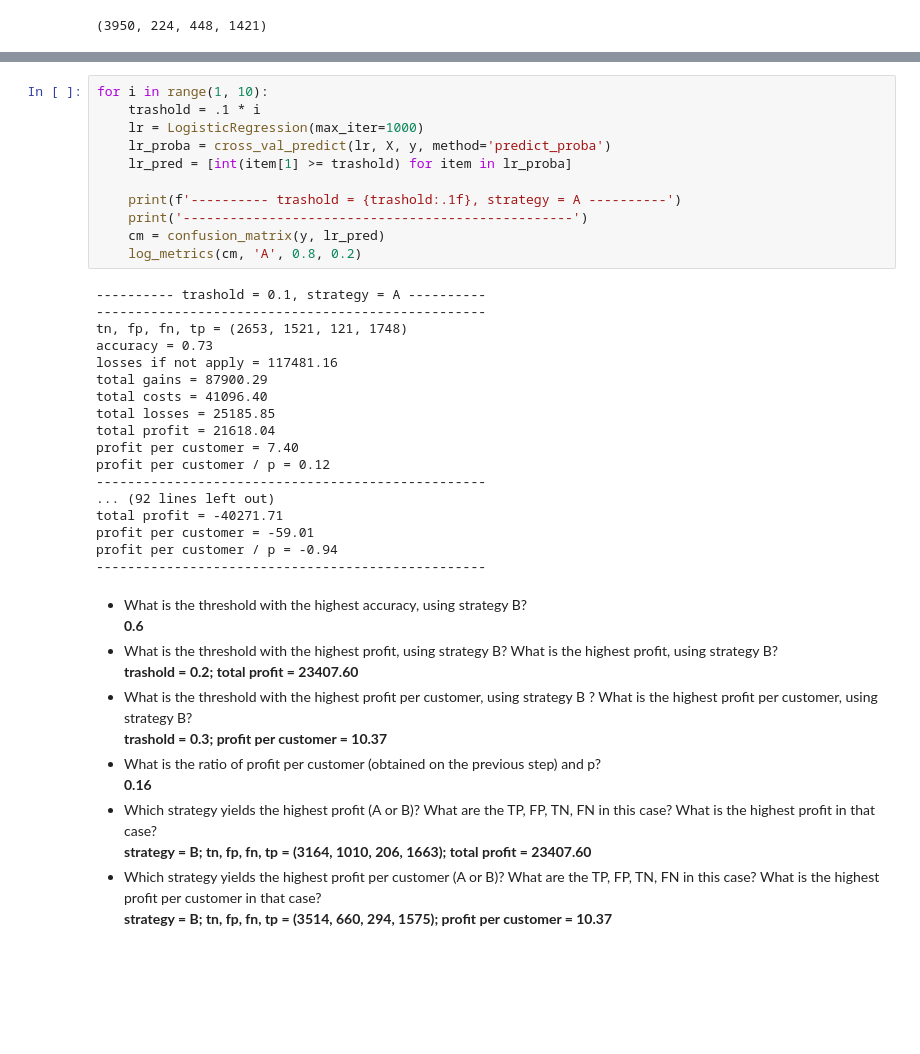
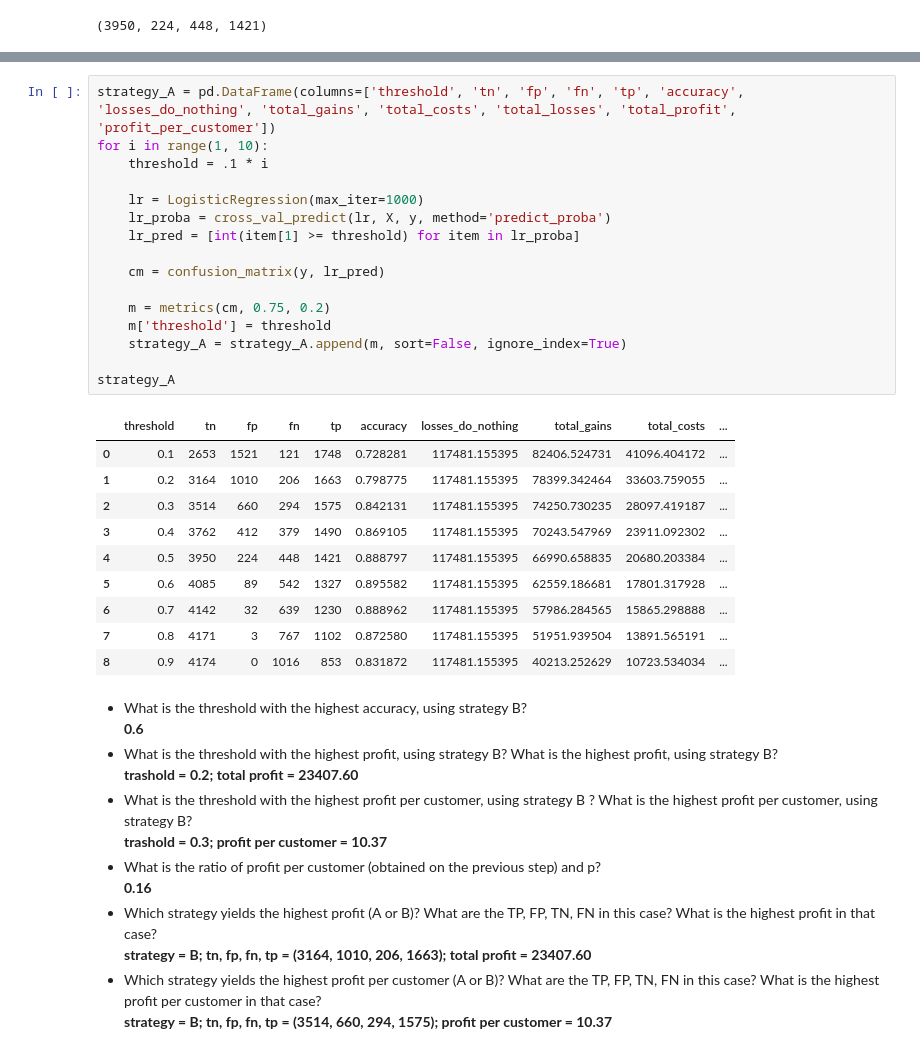
Before and after one commit to demidafonichev/hse-data-science-in-business-2020, a Jupyter notebook: HW4/HW4.ipynb, the cells around one changed output, grey strips where cells are left out. Saved outputs shown, nothing was run; the diff lists cells and outputs as text; blank space fills up the shorter version.

```diff
--- a/HW4/HW4.ipynb
+++ b/HW4/HW4.ipynb
@@ -225,32 +213,30 @@ profit per customer / p = -0.73
 # %%
+strategy_A = pd.DataFrame(columns=['threshold', 'tn', 'fp', 'fn', 'tp', 'accuracy', 'losses_do_nothing', 'total_gains', 'total_costs', 'total_losses', 'total_profit', 'profit_per_customer'])
 for i in range(1, 10):
-    trashold = .1 * i
+    threshold = .1 * i
+
     lr = LogisticRegression(max_iter=1000)
     lr_proba = cross_val_predict(lr, X, y, method='predict_proba')
-    lr_pred = [int(item[1] >= trashold) for item in lr_proba]
+    lr_pred = [int(item[1] >= threshold) for item in lr_proba]
 
-    print(f'---------- trashold = {trashold:.1f}, strategy = A ----------')
-    print('--------------------------------------------------')
     cm = confusion_matrix(y, lr_pred)
-    log_metrics(cm, 'A', 0.8, 0.2)
+
+    m = metrics(cm, 0.75, 0.2)
+    m['threshold'] = threshold
+    strategy_A = strategy_A.append(m, sort=False, ignore_index=True)
+
+strategy_A
 # %% [output]
----------- trashold = 0.1, strategy = A ----------
---------------------------------------------------
-tn, fp, fn, tp = (2653, 1521, 121, 1748)
-accuracy = 0.73
-losses if not apply = 117481.16
-total gains = 87900.29
-total costs = 41096.40
-total losses = 25185.85
-total profit = 21618.04
-profit per customer = 7.40
-profit per customer / p = 0.12
---------------------------------------------------
-... (92 lines left out)
-total profit = -40271.71
-profit per customer = -59.01
-profit per customer / p = -0.94
---------------------------------------------------
+|  | threshold | tn | fp | fn | tp | accuracy | losses_do_nothing | total_gains | total_costs | ... |
+| 0 | 0.1 | 2653 | 1521 | 121 | 1748 | 0.728281 | 117481.155395 | 82406.524731 | 41096.404172 | ... |
+| 1 | 0.2 | 3164 | 1010 | 206 | 1663 | 0.798775 | 117481.155395 | 78399.342464 | 33603.759055 | ... |
+| 2 | 0.3 | 3514 | 660 | 294 | 1575 | 0.842131 | 117481.155395 | 74250.730235 | 28097.419187 | ... |
+| 3 | 0.4 | 3762 | 412 | 379 | 1490 | 0.869105 | 117481.155395 | 70243.547969 | 23911.092302 | ... |
+| 4 | 0.5 | 3950 | 224 | 448 | 1421 | 0.888797 | 117481.155395 | 66990.658835 | 20680.203384 | ... |
+| 5 | 0.6 | 4085 | 89 | 542 | 1327 | 0.895582 | 117481.155395 | 62559.186681 | 17801.317928 | ... |
+| 6 | 0.7 | 4142 | 32 | 639 | 1230 | 0.888962 | 117481.155395 | 57986.284565 | 15865.298888 | ... |
+| 7 | 0.8 | 4171 | 3 | 767 | 1102 | 0.872580 | 117481.155395 | 51951.939504 | 13891.565191 | ... |
+| 8 | 0.9 | 4174 | 0 | 1016 | 853 | 0.831872 | 117481.155395 | 40213.252629 | 10723.534034 | ... |
 # %% [markdown]
 - What is the threshold with the highest accuracy, using strategy B?
 **0.6**
```
Also changed, not shown: parts of 12 cells of this notebook, 1 other file.
